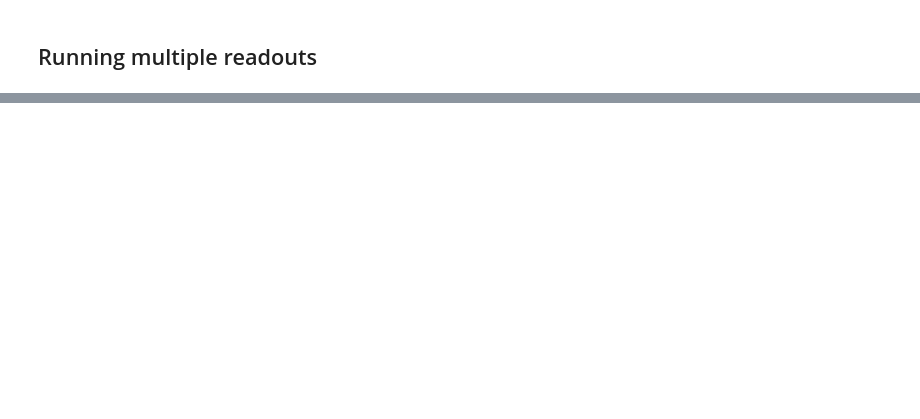
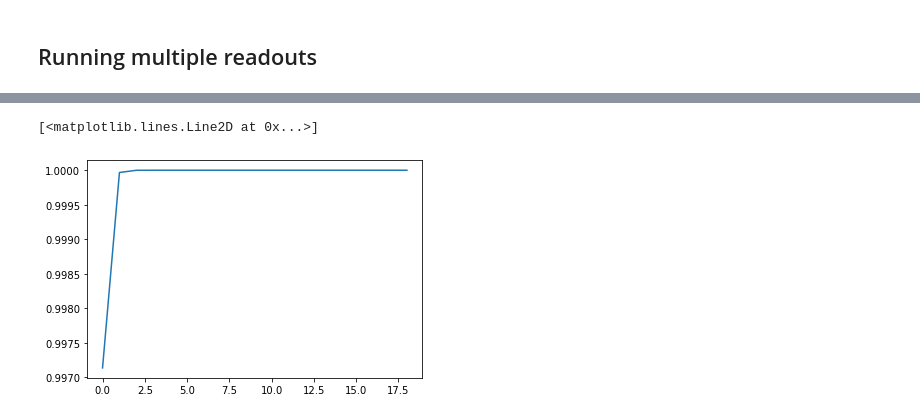
Before and after one commit to fernandovldrs/qcrew-readout, a Jupyter notebook: readout_optimization.ipynb, the cells around one changed output, grey strips where cells are left out. Cells and saved outputs as stored; diff of their text form; code cells hidden in the pictures; blank space fills up the shorter version.

```diff
--- a/readout_optimization.ipynb
+++ b/readout_optimization.ipynb
@@ -264,0 +113,9 @@ plt.show()
+# %%
+fidelity = []
+for f_matrix in fidelity_matrices:
+    fidelity.append(1 - (f_matrix[0][1] + f_matrix[1][0])/2)
+
+plt.plot(fidelity)
+# %% [output]
+[<matplotlib.lines.Line2D at 0x...>]
+[figure, added]
```
Also changed, not shown: parts of 34 cells of this notebook, 2 other files.
